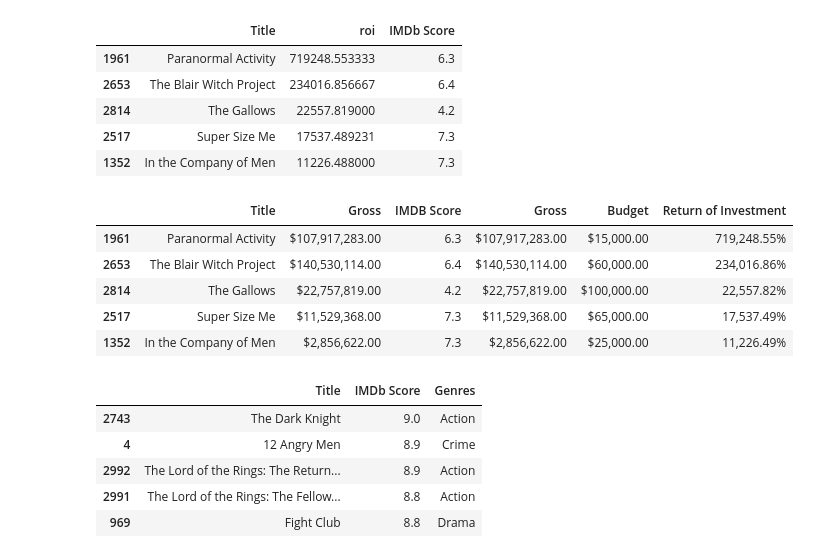
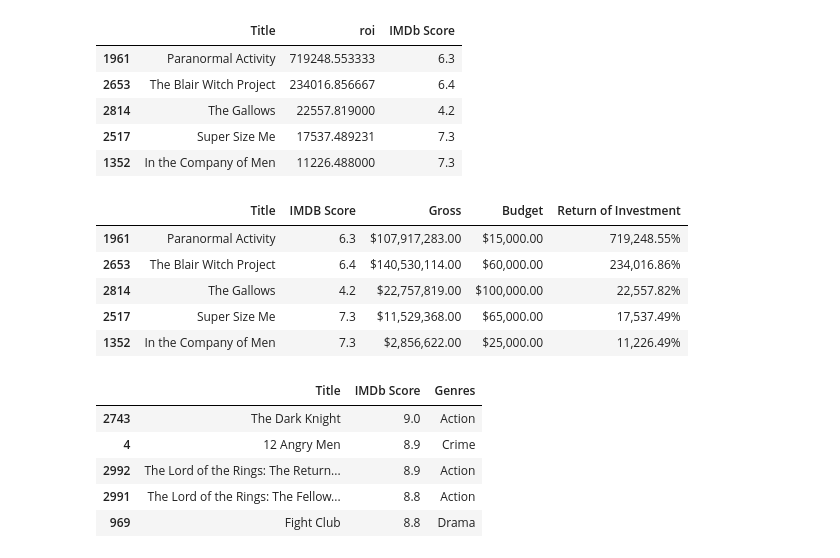
Before and after one commit to PedroSF88/SMU_Project_Group_1, a Jupyter notebook: analysis_kevin.ipynb, the cells around one changed output. Drawn from its saved outputs; the diff is of its cells as text; code cells hidden in the pictures.

```diff
--- a/analysis_kevin.ipynb
+++ b/analysis_kevin.ipynb
@@ -182,21 +182,21 @@ df=df.rename(columns={'Title': 'Title', 'IMDb Score': 'IMDB Score', 'Gross': 'Gr
 # %%
 # Summary Data Frame
 #summary_table = pd.DataFrame({"Purchase Count": number_purchases, "Average Purchase Price": mean_purchases, "Total Purchase Value": total_purchases, "Avg Total Purchase per Person": mean_purchases_person})
 
 # Format Summary Data Frame
 df["Gross"] = df["Gross"].map("${:,.2f}".format)
 df["Budget"] = df["Budget"].map("${:,.2f}".format)
 df["Return of Investment"] = df["Return of Investment"].map("{:,.2f}%".format)
 
-df = df.loc[:, ["Title", "Gross", "IMDB Score","Gross","Budget","Return of Investment"]]
+df = df.loc[:, ["Title","IMDB Score", "Gross","Budget","Return of Investment"]]
 df
 # %% [output]
-|  | Title | Gross | IMDB Score | Gross | Budget | Return of Investment |
-| 1961 | Paranormal Activity | $107,917,283.00 | 6.3 | $107,917,283.00 | $15,000.00 | 719,248.55% |
-| 2653 | The Blair Witch Project | $140,530,114.00 | 6.4 | $140,530,114.00 | $60,000.00 | 234,016.86% |
-| 2814 | The Gallows | $22,757,819.00 | 4.2 | $22,757,819.00 | $100,000.00 | 22,557.82% |
-| 2517 | Super Size Me | $11,529,368.00 | 7.3 | $11,529,368.00 | $65,000.00 | 17,537.49% |
-| 1352 | In the Company of Men | $2,856,622.00 | 7.3 | $2,856,622.00 | $25,000.00 | 11,226.49% |
+|  | Title | IMDB Score | Gross | Budget | Return of Investment |
+| 1961 | Paranormal Activity | 6.3 | $107,917,283.00 | $15,000.00 | 719,248.55% |
+| 2653 | The Blair Witch Project | 6.4 | $140,530,114.00 | $60,000.00 | 234,016.86% |
+| 2814 | The Gallows | 4.2 | $22,757,819.00 | $100,000.00 | 22,557.82% |
+| 2517 | Super Size Me | 7.3 | $11,529,368.00 | $65,000.00 | 17,537.49% |
+| 1352 | In the Company of Men | 7.3 | $2,856,622.00 | $25,000.00 | 11,226.49% |
 # %%
 movies_by_score = movie.sort_values('IMDb Score', ascending=False)
 
```
Also changed, not shown: parts of 2 cells of this notebook.
